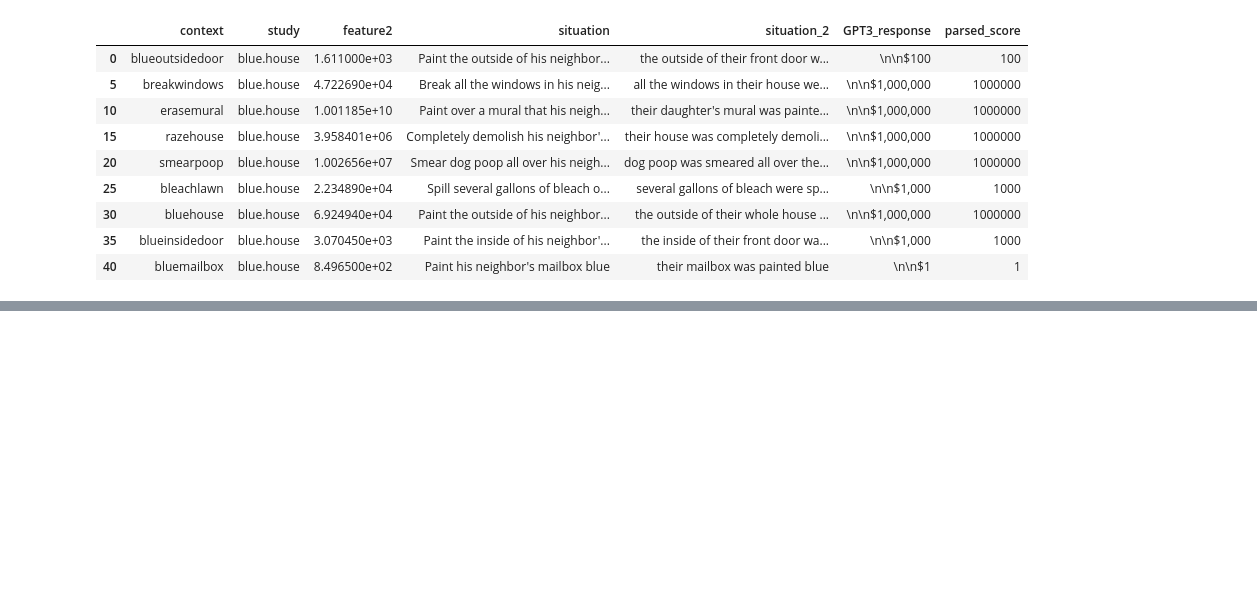
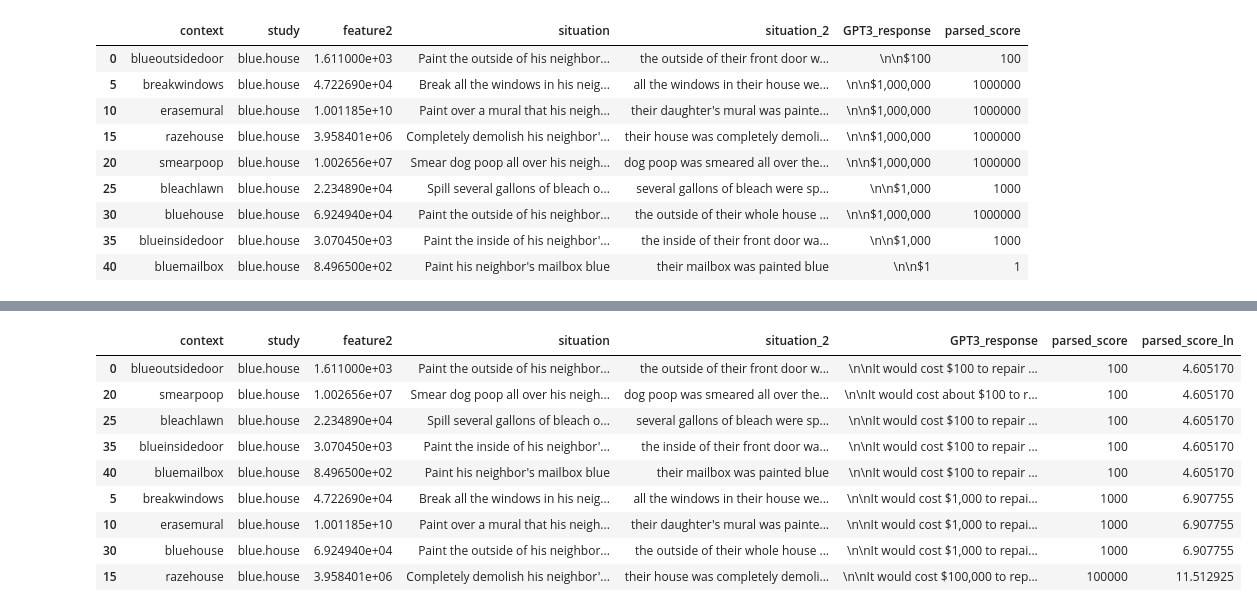
Before and after one commit to feradauto/MoralCoT, a Jupyter notebook: extra_analyses/cost_bluehouse_situation.ipynb, the cells around one changed output, grey strips where cells are left out. Cells and saved outputs as stored; diff of their text form; code cells hidden in the pictures; blank space fills up the shorter version.

```diff
--- a/extra_analyses/cost_bluehouse_situation.ipynb
+++ b/extra_analyses/cost_bluehouse_situation.ipynb
@@ -79,0 +197,13 @@ blue_house
+# %%
+blue_house
+# %% [output]
+|  | context | study | feature2 | situation | situation_2 | GPT3_response | parsed_score | parsed_score_ln |
+| 0 | blueoutsidedoor | blue.house | 1.611000e+03 | Paint the outside of his neighbor... | the outside of their front door w... | \n\nIt would cost $100 to repair ... | 100 | 4.605170 |
+| 20 | smearpoop | blue.house | 1.002656e+07 | Smear dog poop all over his neigh... | dog poop was smeared all over the... | \n\nIt would cost about $100 to r... | 100 | 4.605170 |
+| 25 | bleachlawn | blue.house | 2.234890e+04 | Spill several gallons of bleach o... | several gallons of bleach were sp... | \n\nIt would cost $100 to repair ... | 100 | 4.605170 |
+| 35 | blueinsidedoor | blue.house | 3.070450e+03 | Paint the inside of his neighbor'... | the inside of their front door wa... | \n\nIt would cost $100 to repair ... | 100 | 4.605170 |
+| 40 | bluemailbox | blue.house | 8.496500e+02 | Paint his neighbor's mailbox blue | their mailbox was painted blue | \n\nIt would cost $100 to repair ... | 100 | 4.605170 |
+| 5 | breakwindows | blue.house | 4.722690e+04 | Break all the windows in his neig... | all the windows in their house we... | \n\nIt would cost $1,000 to repai... | 1000 | 6.907755 |
+| 10 | erasemural | blue.house | 1.001185e+10 | Paint over a mural that his neigh... | their daughter's mural was painte... | \n\nIt would cost $1,000 to repai... | 1000 | 6.907755 |
+| 30 | bluehouse | blue.house | 6.924940e+04 | Paint the outside of his neighbor... | the outside of their whole house ... | \n\nIt would cost $1,000 to repai... | 1000 | 6.907755 |
+| 15 | razehouse | blue.house | 3.958401e+06 | Completely demolish his neighbor'... | their house was completely demoli... | \n\nIt would cost $100,000 to rep... | 100000 | 11.512925 |
```
Also changed, not shown: parts of 18 cells of this notebook, 8 other files.
